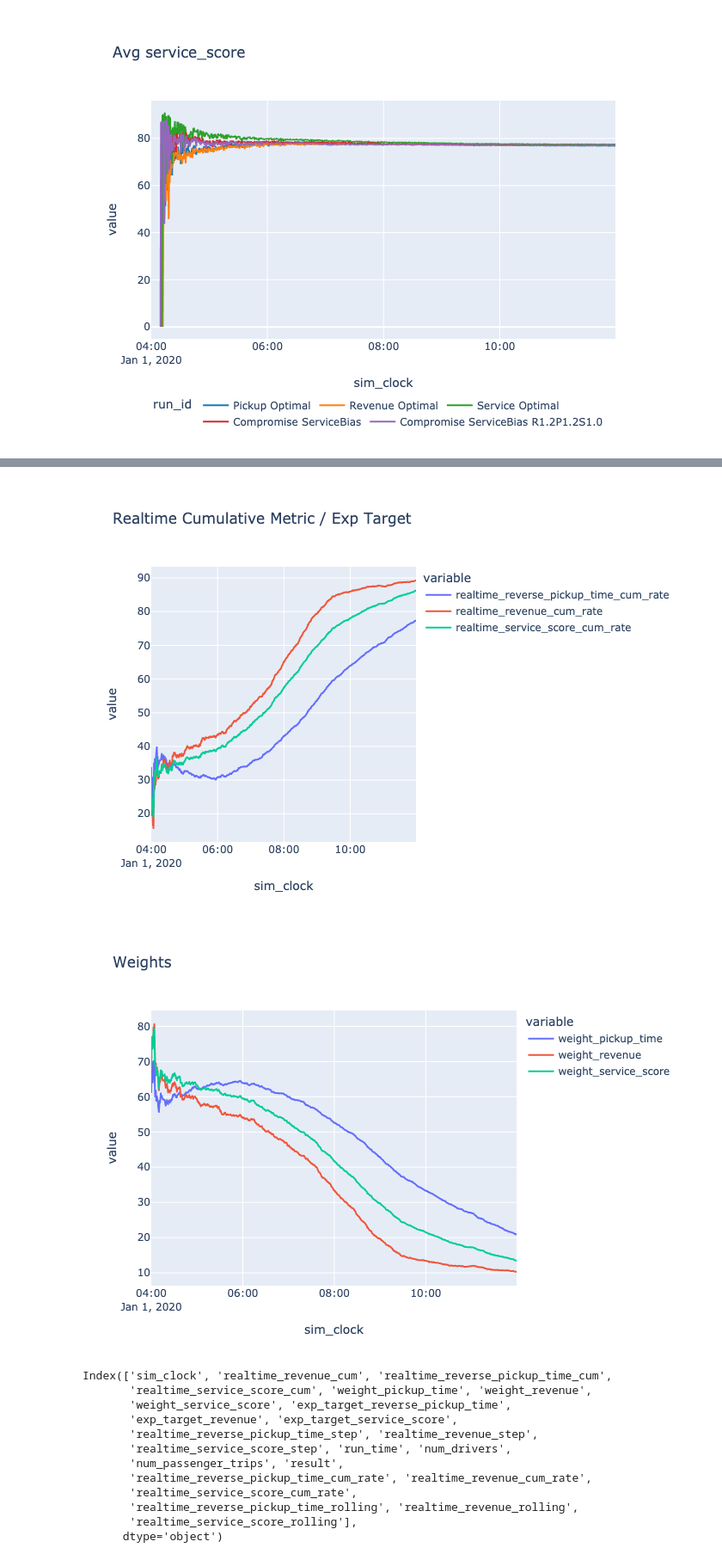
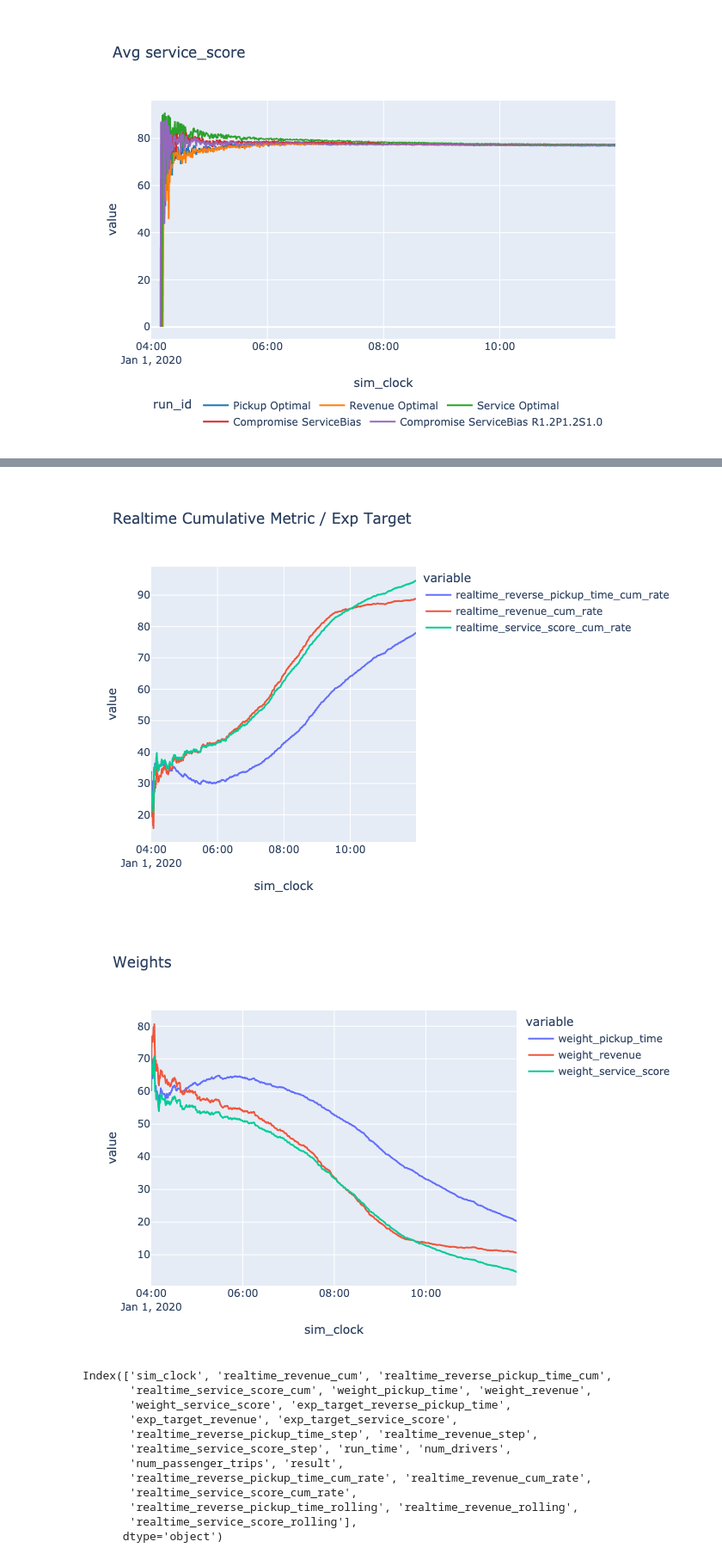
Before and after one commit to IORA-NUS/openride_apps, a Jupyter notebook: apps/analytics_app/notebook/Performance_live.ipynb, the cells around one changed output, grey strips where cells are left out. Shown at 86% size. Saved outputs shown, nothing was run; the diff lists cells and outputs as text; code cells hidden in the pictures.

```diff
--- a/apps/analytics_app/notebook/Performance_live.ipynb
+++ b/apps/analytics_app/notebook/Performance_live.ipynb
@@ -221,8 +221,9 @@ for m in avg_metric_byServed:
 # engine_df = get_engine_perf_local(ENGINE_HISTORY, [k for k, v in run_id_meta.items() if v == 'Service Optimal'])
 # engine_df = get_engine_perf_local(ENGINE_HISTORY, [k for k, v in run_id_meta.items() if v == 'Compromise'])
 # engine_df = get_engine_perf_local(ENGINE_HISTORY, [k for k, v in run_id_meta.items() if v == 'Compromise R1.5 P1.2 S1.2'])
-# engine_df = get_engine_perf_local(ENGINE_HISTORY, [k for k, v in run_id_meta.items() if v == 'Compromise R1.5 P1.0 S1.0'])
-engine_df = get_engine_perf_local(ENGINE_HISTORY, [k for k, v in run_id_meta.items() if v == 'Compromise ServiceBias'])
+# engine_df = get_engine_perf_local(ENGINE_HISTORY, [k for k, v in run_id_meta.items() if v == 'Compromise ServiceBias'])
+engine_df = get_engine_perf_local(ENGINE_HISTORY, [k for k, v in run_id_meta.items() if v == 'Compromise ServiceBias R1.2P1.2S1.0'])
+
 
 
 
@@ -278,6 +279,6 @@ fig.show()
 [figure]
-[figure, old version]
+[figure, new version]
-[figure, old version]
+[figure, new version]
 # %%
 engine_df.columns
 # %% [output]
```
Also changed, not shown: parts of 1 cell of this notebook, 7 other files.
